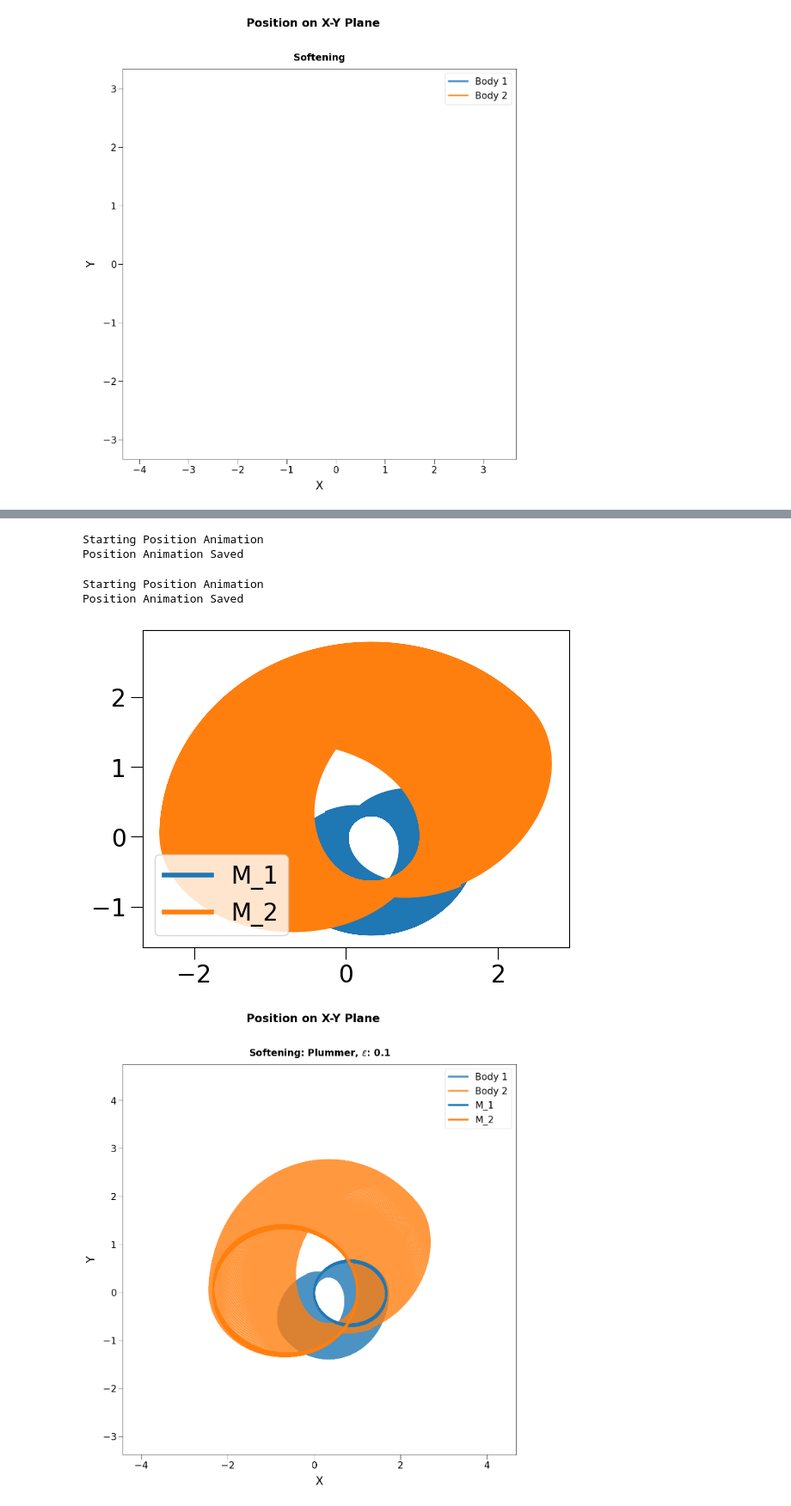
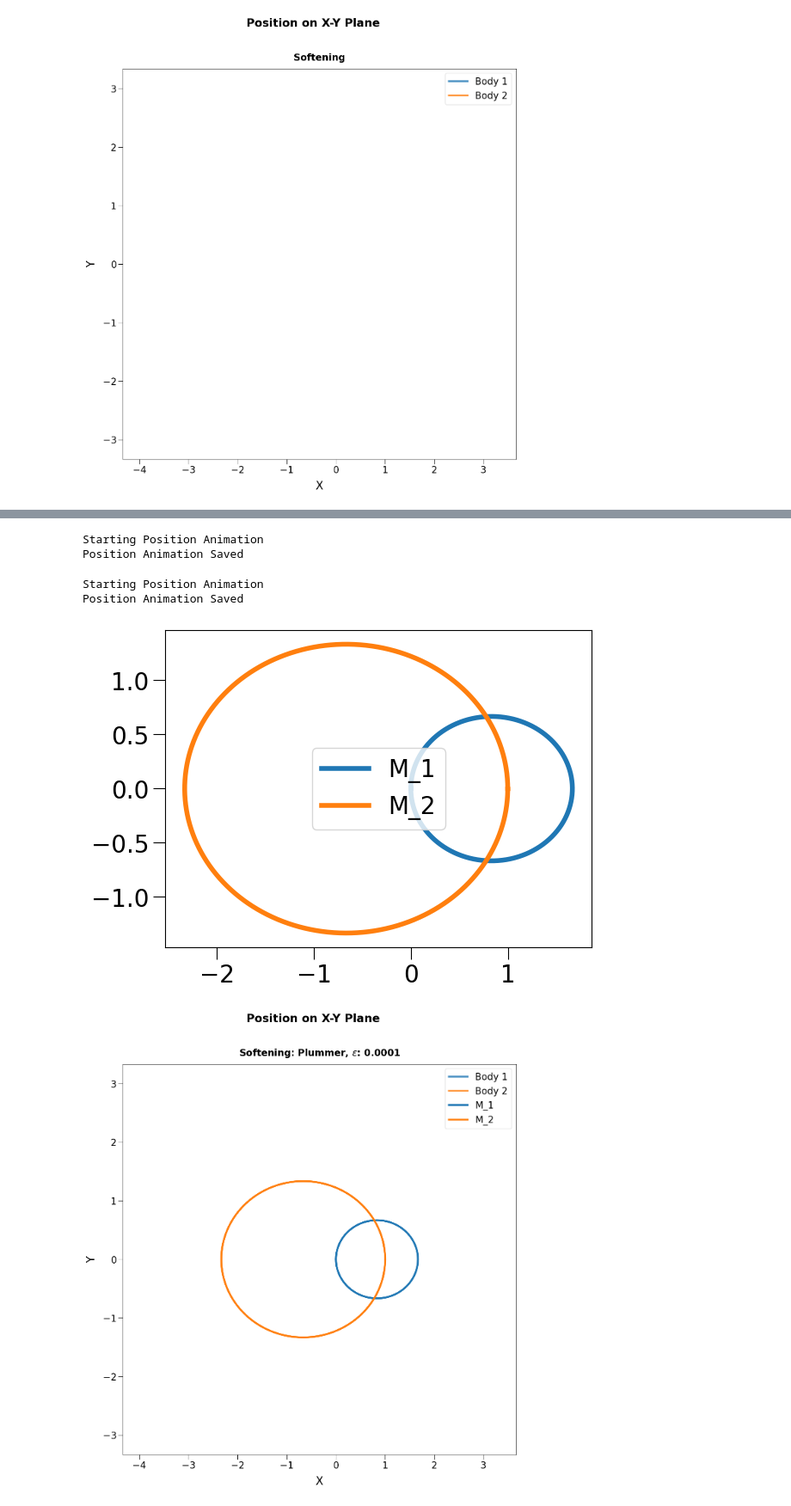
Before and after one commit to Berto70/pod_compastro23, a Jupyter notebook: softening_test/softening_test.ipynb, the cells around one changed output, grey strips where cells are left out. Shown at 86% size. Cells and saved outputs as stored; diff of their text form; code cells hidden in the pictures.

```diff
--- a/softening_test/softening_test.ipynb
+++ b/softening_test/softening_test.ipynb
@@ -114,12 +114,16 @@ Position Animation Saved
 # %%
 def gif_sosftening_test(softening=0.0, softening_type='Plummer'):
     particles = ic.ic_two_body(mass1=8, mass2=4, e=0.6, rp=1)
+    e=0.6
+    rp=1
+    a = rp / (1 - e)  # Semi-major axis
+    Tperiod = 2 * np.pi * np.sqrt(a**3 / (particles.mass[0] + particles.mass[1]))
 
     pos_1 = []
     pos_2 = []
 
-    tspep = 0.01
-    for i in tqdm(range(int(5 * 1e4))):
+    tspep = 0.001
+    for i in tqdm(range(int(1000 * Tperiod))):
         pos_1.append(particles.pos[0, 0:2])
         pos_2.append(particles.pos[1, 0:2])
         particles, _, _, _, _ = fni.integrator_leapfrog(particles=particles, tstep=tspep, softening=softening, acceleration_estimator=fnd.acceleration_direct_vectorized, args={'return_jerk': True, 'softening_type':softening_type})
@@ -225,12 +229,12 @@ Position Animation Saved
 [figure]
 # %%
-softening = 0.1
+softening = 1e-4
 for i in ('Plummer', 'Dehnen'):
     gif_sosftening_test(softening=softening, softening_type=i)
 # %% [output]
 Starting Position Animation
 Position Animation Saved
 Starting Position Animation
 Position Animation Saved
-[figure, old version]
+[figure, new version]
-[figure, old version]
+[figure, new version]
```
Also changed, not shown: parts of 2 cells of this notebook, 3 other files.
